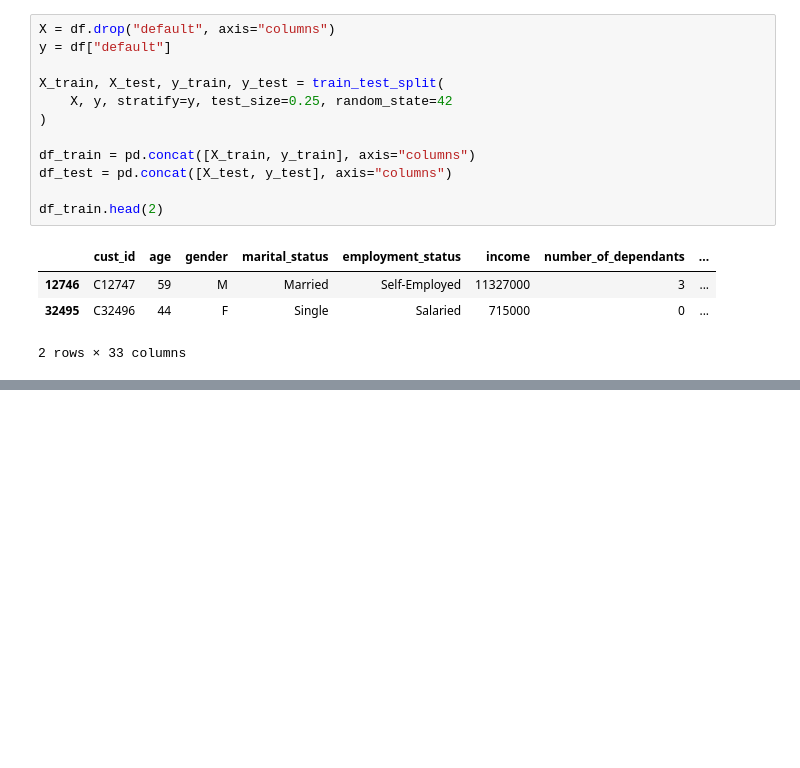
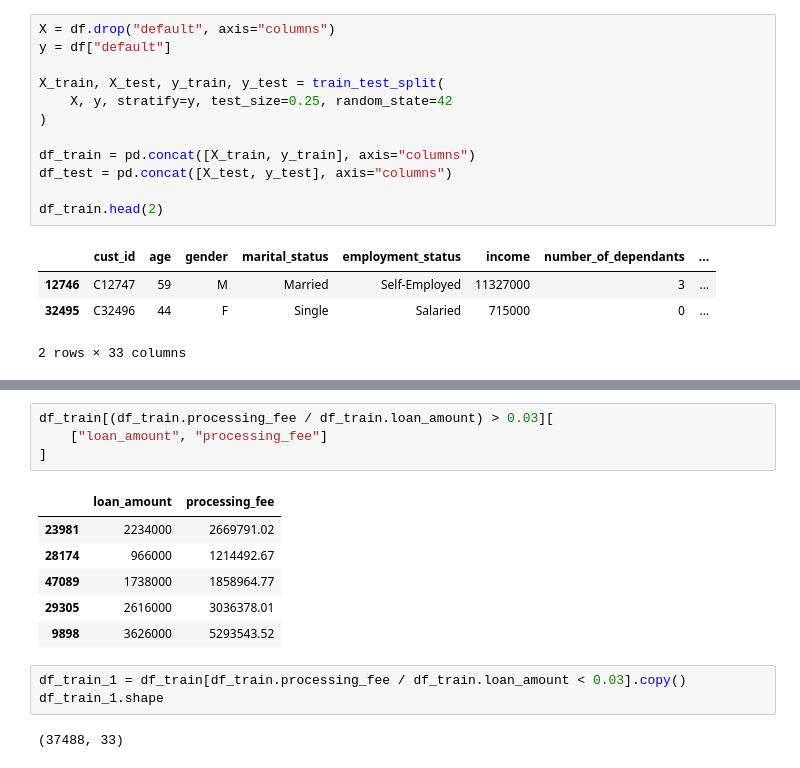
Before and after one commit to SakifKhan98/credit-risk-modeling-ml, a Jupyter notebook: credit_risk_model_ml.ipynb, the cells around one changed output, grey strips where cells are left out. Saved outputs shown, nothing was run; the diff lists cells and outputs as text; blank space fills up the shorter version.

```diff
--- a/credit_risk_model_ml.ipynb
+++ b/credit_risk_model_ml.ipynb
@@ -103,0 +267,16 @@ df_train.head(2)
+# %%
+df_train[(df_train.processing_fee / df_train.loan_amount) > 0.03][
+    ["loan_amount", "processing_fee"]
+]
+# %% [output]
+|  | loan_amount | processing_fee |
+| 23981 | 2234000 | 2669791.02 |
+| 28174 | 966000 | 1214492.67 |
+| 47089 | 1738000 | 1858964.77 |
+| 29305 | 2616000 | 3036378.01 |
+| 9898 | 3626000 | 5293543.52 |
+# %%
+df_train_1 = df_train[df_train.processing_fee / df_train.loan_amount < 0.03].copy()
+df_train_1.shape
+# %% [output]
+(37488, 33)
```
Also changed, not shown: parts of 18 cells of this notebook.
